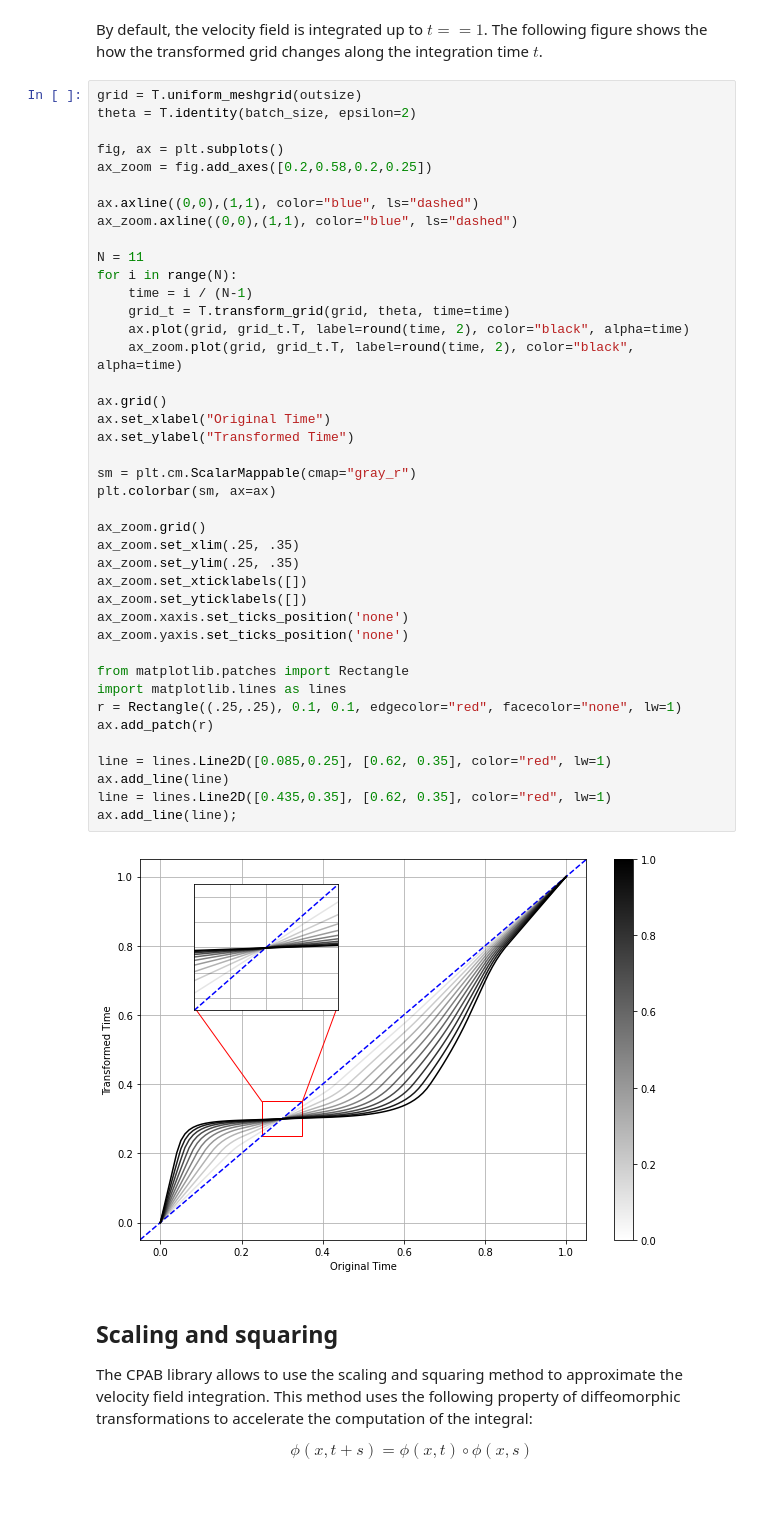
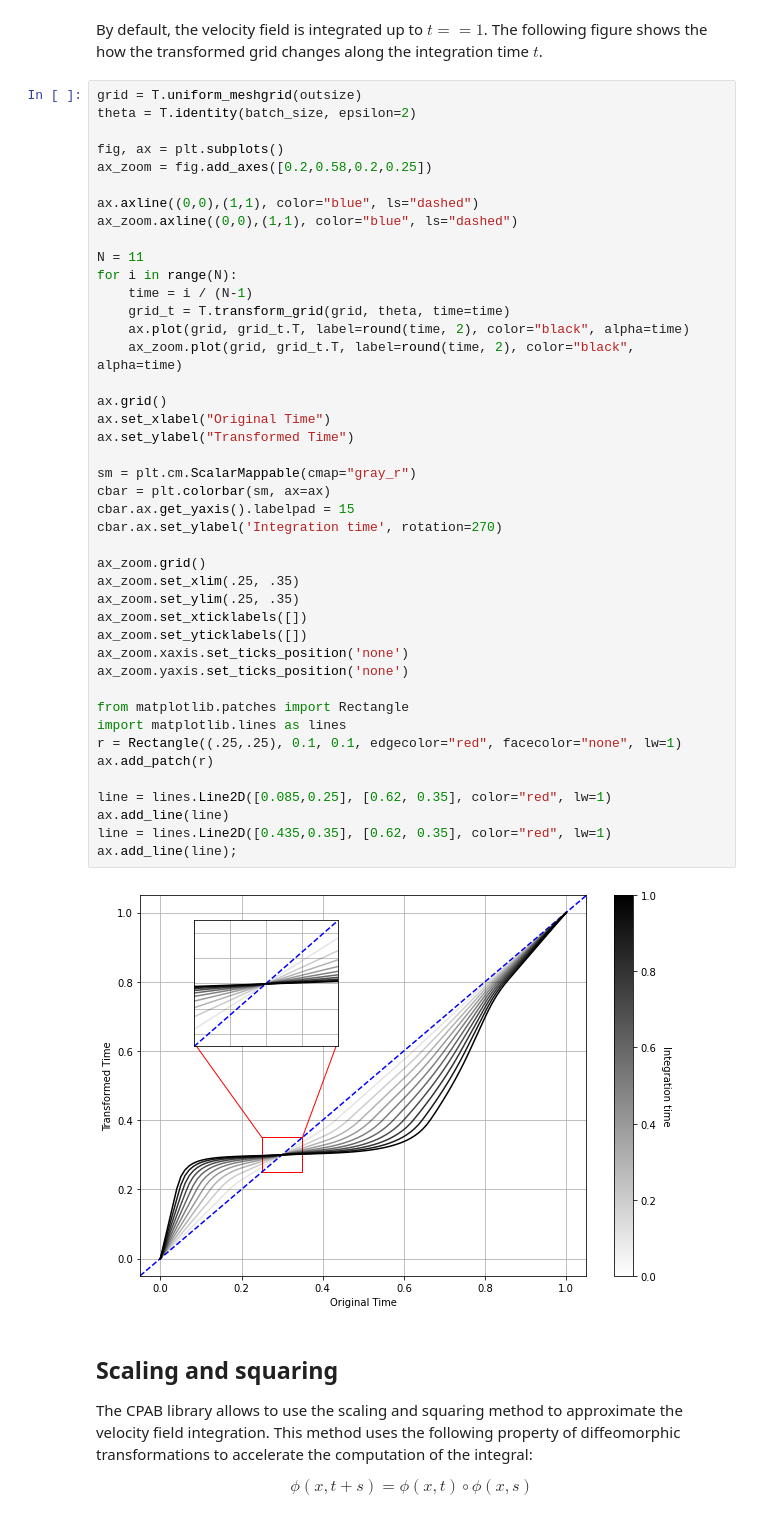
Before and after one commit to imartinezl/difw, a Jupyter notebook: example.ipynb, the cells around one changed output. Saved outputs shown, nothing was run; the diff lists cells and outputs as text.

```diff
--- a/example.ipynb
+++ b/example.ipynb
@@ -96,35 +96,37 @@ N = 11
 for i in range(N):
     time = i / (N-1)
     grid_t = T.transform_grid(grid, theta, time=time)
     ax.plot(grid, grid_t.T, label=round(time, 2), color="black", alpha=time)
     ax_zoom.plot(grid, grid_t.T, label=round(time, 2), color="black", alpha=time)
 
 ax.grid()
 ax.set_xlabel("Original Time")
 ax.set_ylabel("Transformed Time")
 
 sm = plt.cm.ScalarMappable(cmap="gray_r")
-plt.colorbar(sm, ax=ax)
+cbar = plt.colorbar(sm, ax=ax)
+cbar.ax.get_yaxis().labelpad = 15
+cbar.ax.set_ylabel('Integration time', rotation=270)
 
 ax_zoom.grid()
 ax_zoom.set_xlim(.25, .35)
 ax_zoom.set_ylim(.25, .35)
 ax_zoom.set_xticklabels([])
 ax_zoom.set_yticklabels([])
 ax_zoom.xaxis.set_ticks_position('none')
 ax_zoom.yaxis.set_ticks_position('none')
 
 from matplotlib.patches import Rectangle
 import matplotlib.lines as lines
 r = Rectangle((.25,.25), 0.1, 0.1, edgecolor="red", facecolor="none", lw=1)
 ax.add_patch(r)
 
 line = lines.Line2D([0.085,0.25], [0.62, 0.35], color="red", lw=1)
 ax.add_line(line)
 line = lines.Line2D([0.435,0.35], [0.62, 0.35], color="red", lw=1)
 ax.add_line(line);
 # %% [output]
-[figure, old version]
+[figure, new version]
 # %% [markdown]
 ## Scaling and squaring
 
```
Also changed, not shown: parts of 3 cells of this notebook, 2 other files.
